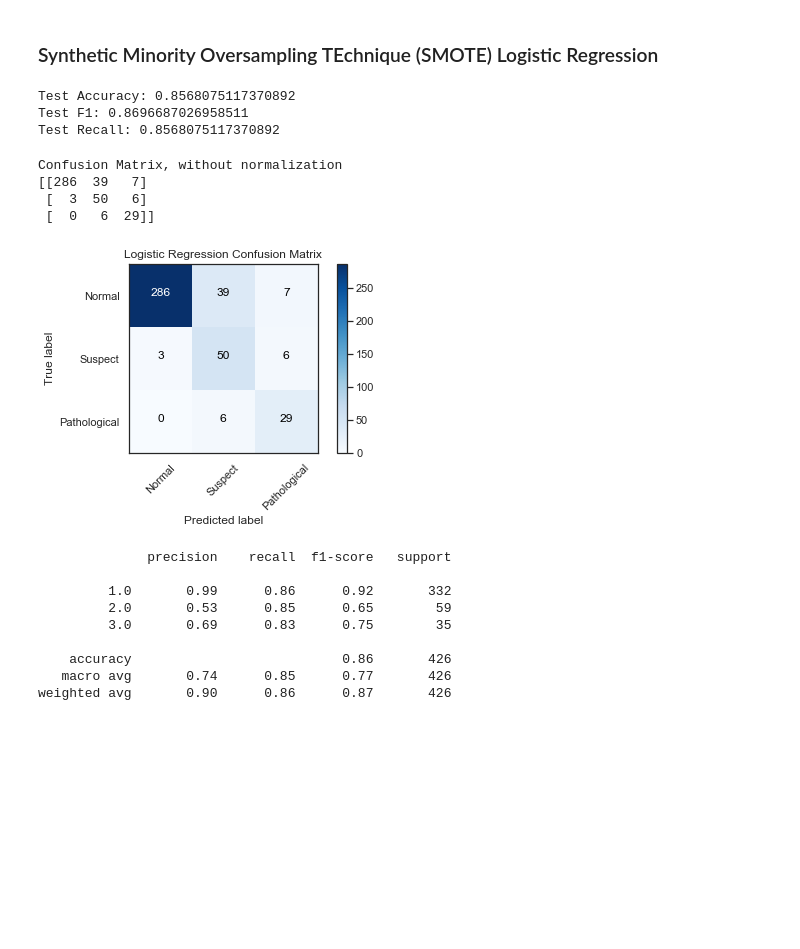
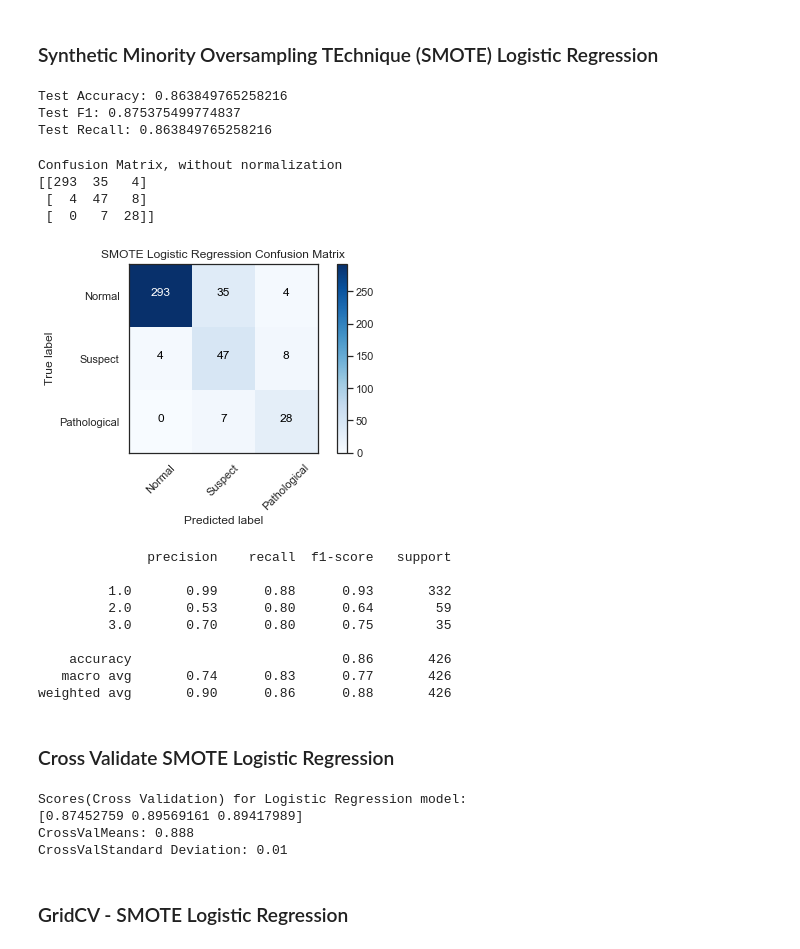
Before and after one commit to JVasquez5/IBM-Machine-Learning-Professional-Certificate, a Jupyter notebook: Module_3/fetal_health.ipynb, the cells around one changed output. Saved outputs shown, nothing was run; the diff lists cells and outputs as text; code cells hidden in the pictures; blank space fills up the shorter version.

```diff
--- a/Module_3/fetal_health.ipynb
+++ b/Module_3/fetal_health.ipynb
@@ -281,39 +285,41 @@ weighted avg       0.89      0.88      0.89       426
 sm = SMOTE(random_state=42)
 X_train_smote, y_train_smote = sm.fit_resample(X_train, y_train)
 # %%
-smote = LogisticRegression(solver='liblinear').fit(X_train_smote, y_train_smote)
+smote = LogisticRegression(multi_class='multinomial').fit(X_train_smote, y_train_smote)
 
 smote_preds = smote.predict(X_test)
 
-# Checking accuracy
+# Checking Accuracy, F1, and Recall scores
 print('Test Accuracy:' , accuracy_score(y_test, smote_preds))
 # F1 score
 print('Test F1:' , f1_score(y_test, smote_preds, average='weighted'))
 # Recall
 print('Test Recall:' , recall_score(y_test, smote_preds, average='weighted'))
 # %% [output]
-Test Accuracy: 0.8568075117370892
-Test F1: 0.8696687026958511
-Test Recall: 0.8568075117370892
+Test Accuracy: 0.863849765258216
+Test F1: 0.875375499774837
+Test Recall: 0.863849765258216
 # %%
 cm_lr_smote=metrics.confusion_matrix(y_test, smote_preds)
 plot_confusion_matrix(cm_lr_smote, classes=['Normal', 'Suspect', 'Pathological'],
-                      title='Logistic Regression Confusion Matrix')
+                      title='SMOTE Logistic Regression Confusion Matrix')
 # %% [output]
 Confusion Matrix, without normalization
-[[286  39   7]
- [  3  50   6]
- [  0   6  29]]
+[[293  35   4]
+ [  4  47   8]
+ [  0   7  28]]
-[figure, old version]
+[figure, new version]
 # %%
 print(classification_report(y_test, smote_preds))
 # %% [output]
               precision    recall  f1-score   support
 
-         1.0       0.99      0.86      0.92       332
-         2.0       0.53      0.85      0.65        59
-         3.0       0.69      0.83      0.75        35
+         1.0       0.99      0.88      0.93       332
+         2.0       0.53      0.80      0.64        59
+         3.0       0.70      0.80      0.75        35
 
     accuracy                           0.86       426
-   macro avg       0.74      0.85      0.77       426
-weighted avg       0.90      0.86      0.87       426
+   macro avg       0.74      0.83      0.77       426
+weighted avg       0.90      0.86      0.88       426
+# %% [markdown]
+### Cross Validate SMOTE Logistic Regression
@@ -319,0 +328,14 @@ weighted avg       0.90      0.86      0.87       426
+# %%
+# Cross validate Logistic Regression model
+scores_lr = cross_val_score(logreg, X_train_smote, y_train_smote, cv =cv_method, scoring = 'accuracy')
+
+print(f'Scores(Cross Validation) for Logistic Regression model:\n{scores_lr}')
+print(f'CrossValMeans: {round(scores_lr.mean(), 3)}')
+print(f'CrossValStandard Deviation: {round(scores_lr.std(), 3)}')
+# %% [output]
+Scores(Cross Validation) for Logistic Regression model:
+[0.87452759 0.89569161 0.89417989]
+CrossValMeans: 0.888
+CrossValStandard Deviation: 0.01
+# %% [markdown]
+### GridCV - SMOTE Logistic Regression
```
Also changed, not shown: parts of 9 cells of this notebook.
